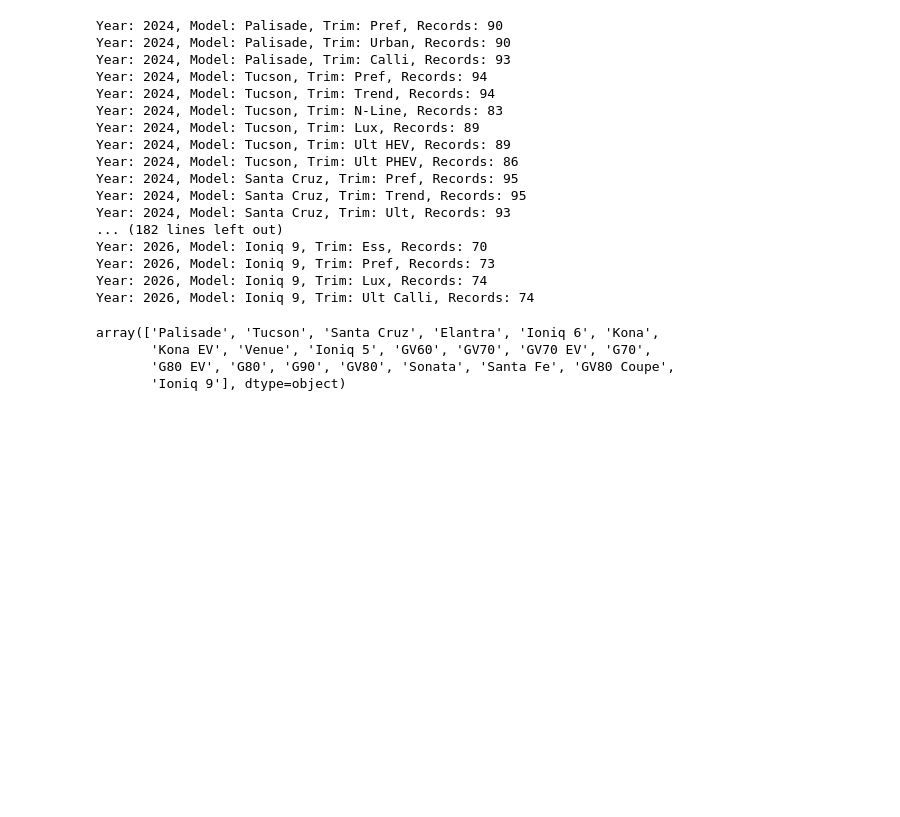
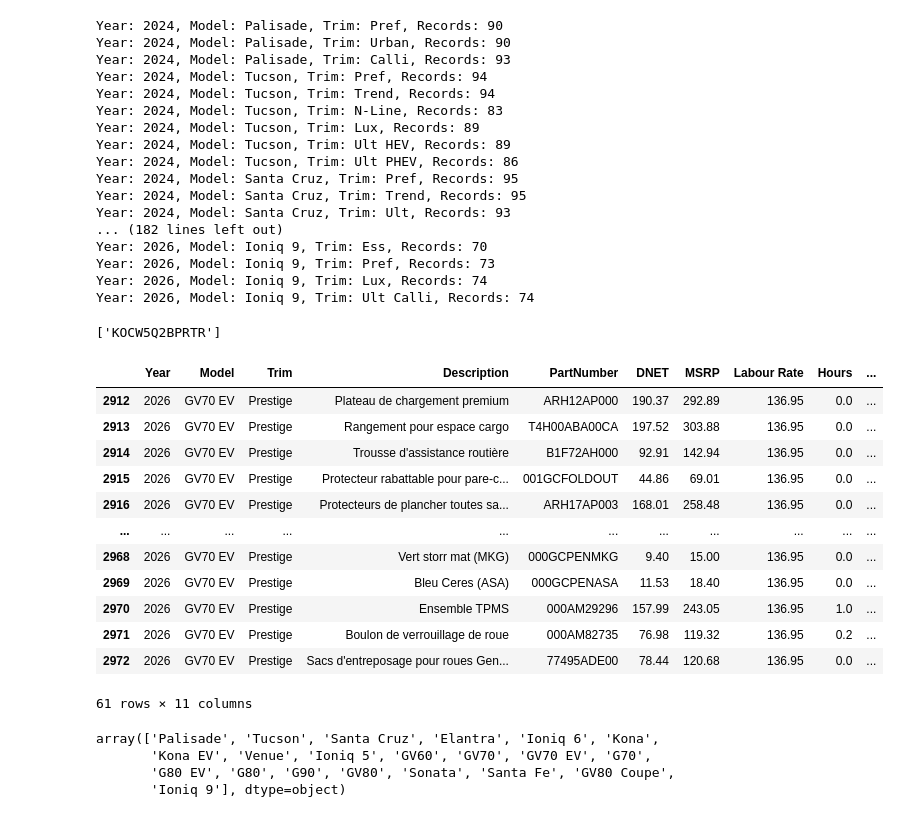
Before and after one commit to MeliPax/OEM_Accessories_v1, a Jupyter notebook: source_code/hyundai_extract_utility.ipynb, the cells around one changed output. Saved outputs shown, nothing was run; the diff lists cells and outputs as text; code cells hidden in the pictures; blank space fills up the shorter version.

```diff
--- a/source_code/hyundai_extract_utility.ipynb
+++ b/source_code/hyundai_extract_utility.ipynb
@@ -282,3 +358,7 @@ Year: 2026, Model: Ioniq 9, Trim: Ess, Records: 70
 Year: 2026, Model: Ioniq 9, Trim: Pref, Records: 73
 Year: 2026, Model: Ioniq 9, Trim: Lux, Records: 74
 Year: 2026, Model: Ioniq 9, Trim: Ult Calli, Records: 74
+# %%
+search_hyundai_db_by_model_year_trim(2026, "Kona", 'Trend')
+# %% [output]
+['KOCW5Q2BPRTR']
@@ -285,3 +367,19 @@ Year: 2026, Model: Ioniq 9, Trim: Ult Calli, Records: 74
+# %%
+year_model_trim_dict[(2026, "GV70 EV", "Prestige")]["FR"]
+# %% [output]
+|  | Year | Model | Trim | Description | PartNumber | DNET | MSRP | Labour Rate | Hours | ... |
+| 2912 | 2026 | GV70 EV | Prestige | Plateau de chargement premium | ARH12AP000 | 190.37 | 292.89 | 136.95 | 0.0 | ... |
+| 2913 | 2026 | GV70 EV | Prestige | Rangement pour espace cargo | T4H00ABA00CA | 197.52 | 303.88 | 136.95 | 0.0 | ... |
+| 2914 | 2026 | GV70 EV | Prestige | Trousse d'assistance routière | B1F72AH000 | 92.91 | 142.94 | 136.95 | 0.0 | ... |
+| 2915 | 2026 | GV70 EV | Prestige | Protecteur rabattable pour pare-c... | 001GCFOLDOUT | 44.86 | 69.01 | 136.95 | 0.0 | ... |
+| 2916 | 2026 | GV70 EV | Prestige | Protecteurs de plancher toutes sa... | ARH17AP003 | 168.01 | 258.48 | 136.95 | 0.0 | ... |
+| ... | ... | ... | ... | ... | ... | ... | ... | ... | ... | ... |
+| 2968 | 2026 | GV70 EV | Prestige | Vert storr mat (MKG) | 000GCPENMKG | 9.40 | 15.00 | 136.95 | 0.0 | ... |
+| 2969 | 2026 | GV70 EV | Prestige | Bleu Ceres (ASA) | 000GCPENASA | 11.53 | 18.40 | 136.95 | 0.0 | ... |
+| 2970 | 2026 | GV70 EV | Prestige | Ensemble TPMS | 000AM29296 | 157.99 | 243.05 | 136.95 | 1.0 | ... |
+| 2971 | 2026 | GV70 EV | Prestige | Boulon de verrouillage de roue | 000AM82735 | 76.98 | 119.32 | 136.95 | 0.2 | ... |
+| 2972 | 2026 | GV70 EV | Prestige | Sacs d'entreposage pour roues Gen... | 77495ADE00 | 78.44 | 120.68 | 136.95 | 0.0 | ... |
+61 rows × 11 columns
 # %%
 dataset_summary[dataset_summary["Model"]=='Elantra']["Trim"].unique().tolist()
 dataset_summary["Model"].unique()
```
Also changed, not shown: parts of 18 cells of this notebook, 4 other files.
